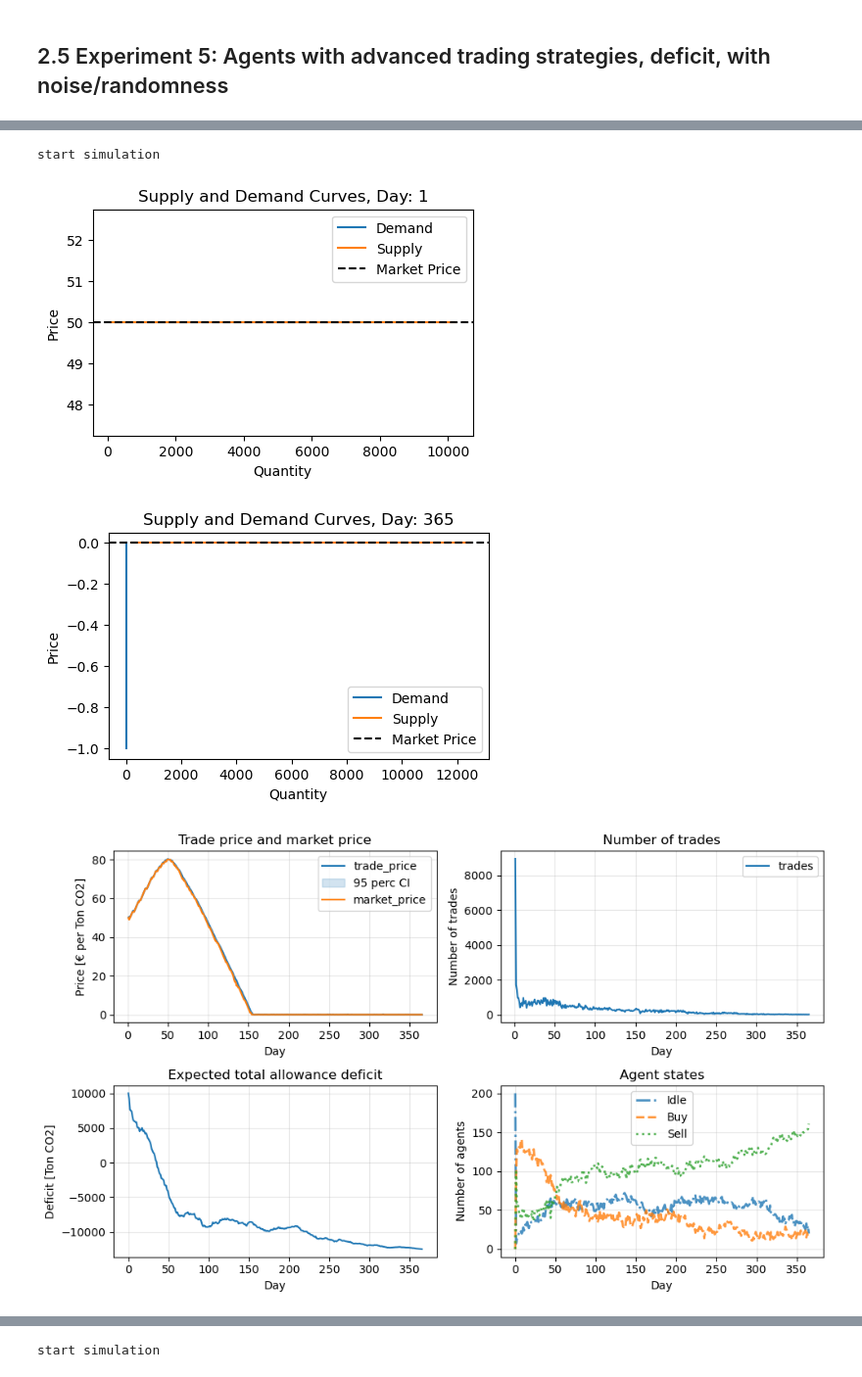
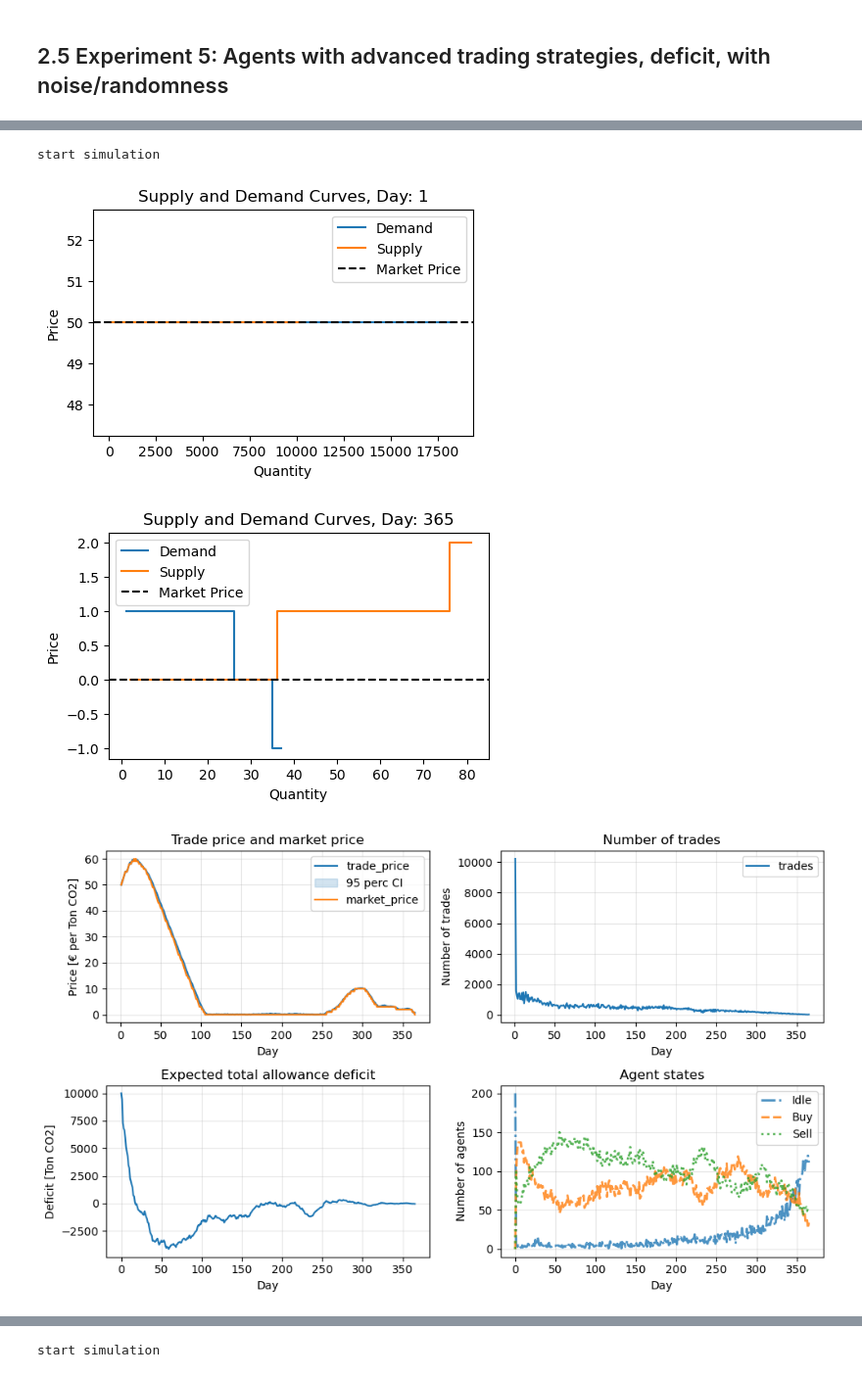
Before and after one commit to haberger/ModSimETS, a Jupyter notebook: modsim.ipynb, the cells around one changed output, grey strips where cells are left out. Shown at 98% size. Cells and saved outputs as stored; diff of their text form; code cells hidden in the pictures.

```diff
--- a/modsim.ipynb
+++ b/modsim.ipynb
@@ -350,34 +354,35 @@ start simulation
 # %%
 np.random.seed(seed_number)
 random.seed(seed_number)
 agents = []
 selling_agents = generate_agents(
     100,
     (10000,10000),
     (10100, 10100),
     (0,0),
     (100,100),
     activate_abatement=True,
     emission_rate_noise=0.1,
-    expected_emission_noise=0.1)
+    expected_emission_noise=0.1,
+    advanced_trading=False)
 buying_agents = generate_agents(
     100,
     (10000,10000),
     (9800, 9800),
     (0,0),
     (100,100),
     activate_abatement=True,
     emission_rate_noise=0.1,
     expected_emission_noise=0.1,
-    advanced_trading=True)
+    advanced_trading=False)
 agents += selling_agents
 agents += buying_agents
 
 df, agent_df = run_simulation(agents, steps=365, mode="seller_preferred")
 plot_results(df, agent_df)
 # %% [output]
 start simulation
-[figure, old version]
+[figure, new version]
-[figure, old version]
+[figure, new version]
-[figure, old version]
+[figure, new version]
 # %% [markdown]
```
Also changed, not shown: parts of 9 cells of this notebook.
